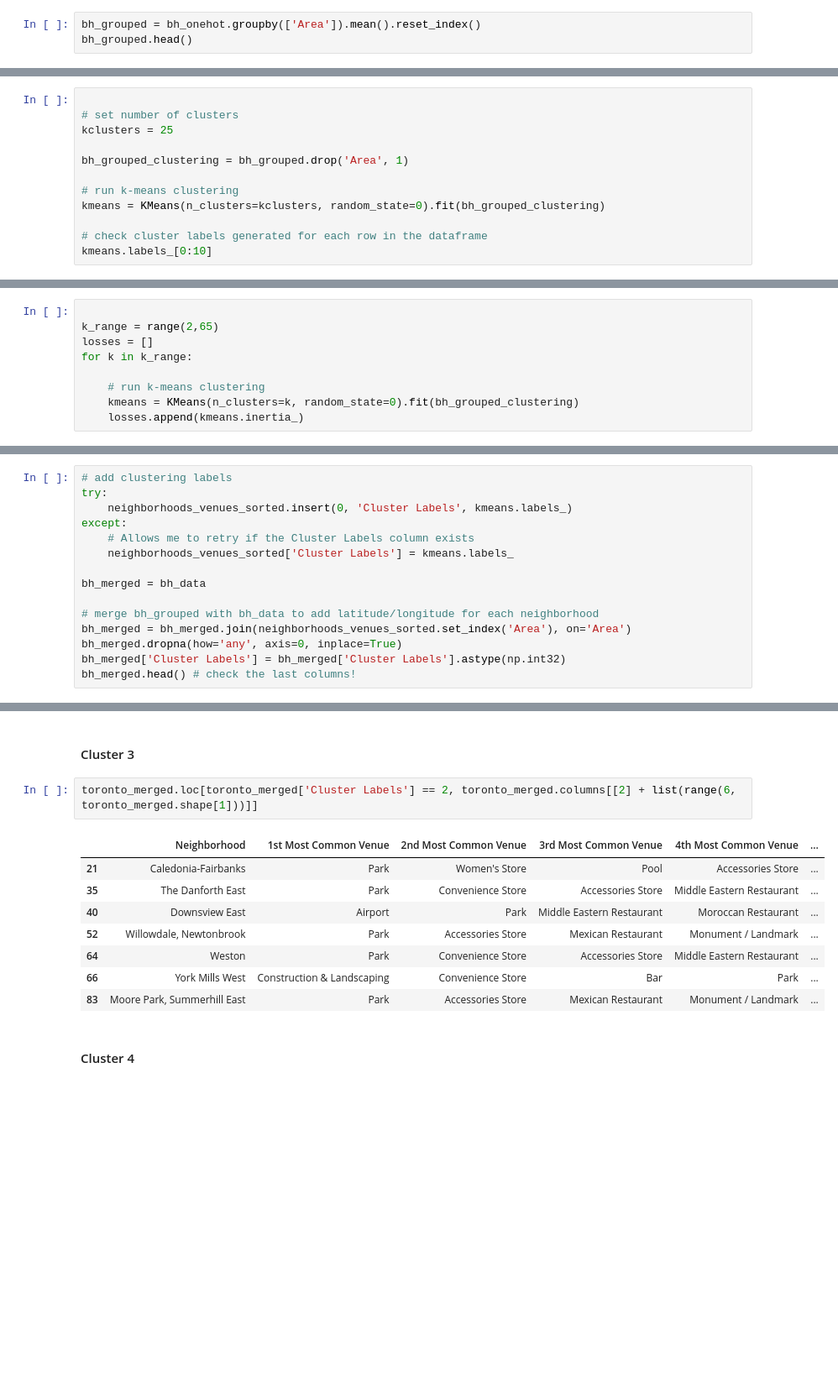
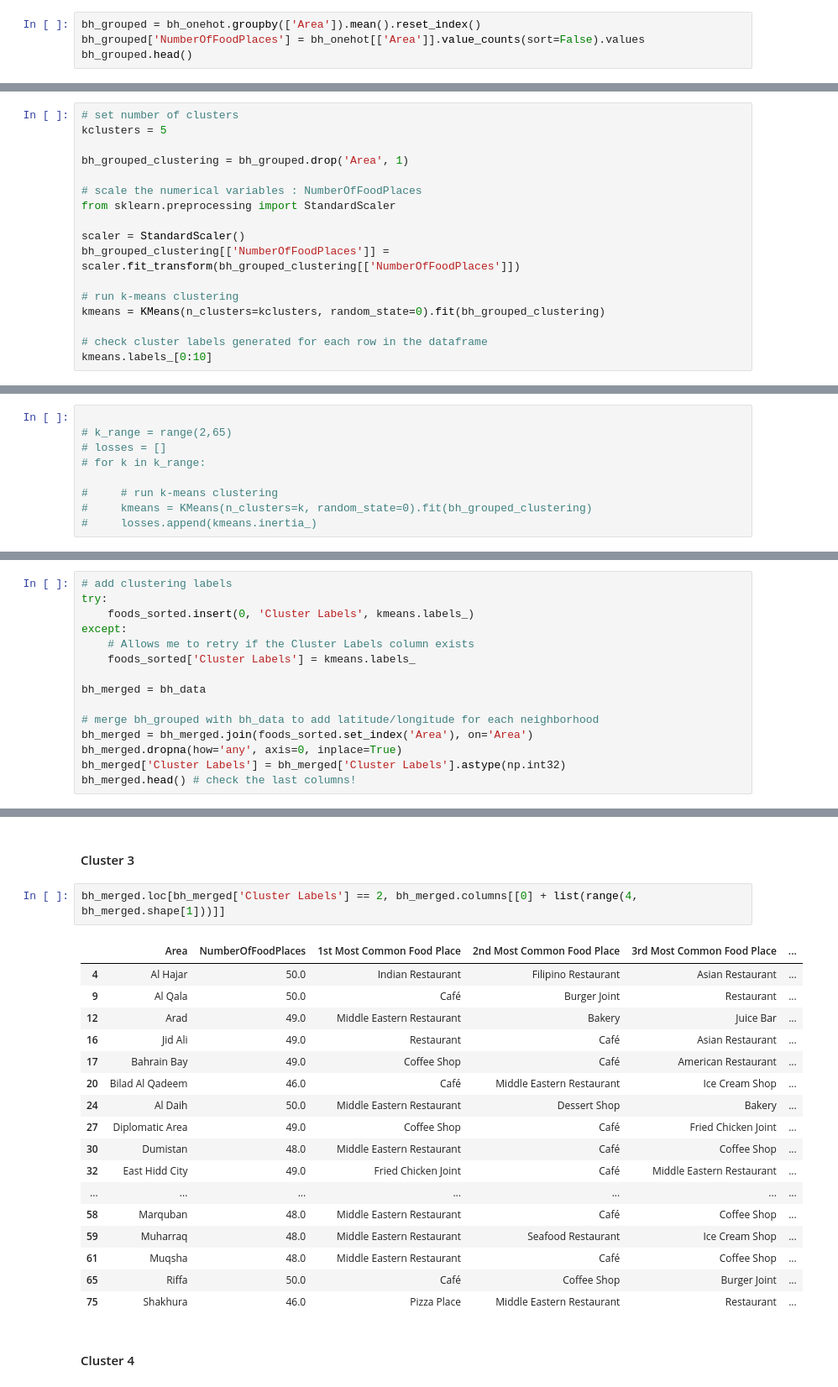
Before and after one commit to isados/neighborhood-clusters, a Jupyter notebook: BahrainSegmentation.ipynb, the cells around one changed output, grey strips where cells are left out. Shown: that part at 84% size. Saved outputs shown, nothing was run; the diff lists cells and outputs as text; blank space fills up the shorter version.

```diff
--- a/BahrainSegmentation.ipynb
+++ b/BahrainSegmentation.ipynb
@@ -395,4 +419,5 @@ bh_onehot.shape
 # %%
 bh_grouped = bh_onehot.groupby(['Area']).mean().reset_index()
+bh_grouped['NumberOfFoodPlaces'] = bh_onehot[['Area']].value_counts(sort=False).values
 bh_grouped.head()
 # %% [output]
@@ -452,9 +478,14 @@ Run _k_-means to cluster the neighborhood into 5 clusters.
 # %%
-
 # set number of clusters
-kclusters = 25
+kclusters = 5
 
 bh_grouped_clustering = bh_grouped.drop('Area', 1)
+
+# scale the numerical variables : NumberOfFoodPlaces
+from sklearn.preprocessing import StandardScaler
+
+scaler = StandardScaler()
+bh_grouped_clustering[['NumberOfFoodPlaces']] = scaler.fit_transform(bh_grouped_clustering[['NumberOfFoodPlaces']])
 
 # run k-means clustering
 kmeans = KMeans(n_clusters=kclusters, random_state=0).fit(bh_grouped_clustering)
@@ -471,11 +498,11 @@ kmeans.inertia_
 Picking the best value of `kclusters`
 # %%
 
-k_range = range(2,65)
-losses = []
-for k in k_range:
+# k_range = range(2,65)
+# losses = []
+# for k in k_range:
 
-    # run k-means clustering
-    kmeans = KMeans(n_clusters=k, random_state=0).fit(bh_grouped_clustering)
-    losses.append(kmeans.inertia_)
+#     # run k-means clustering
+#     kmeans = KMeans(n_clusters=k, random_state=0).fit(bh_grouped_clustering)
+#     losses.append(kmeans.inertia_)
 # %%
@@ -497,15 +524,15 @@ Let's create a new dataframe that includes the cluster as well as the top 10 ven
 # %%
 # add clustering labels
 try:
-    neighborhoods_venues_sorted.insert(0, 'Cluster Labels', kmeans.labels_)
+    foods_sorted.insert(0, 'Cluster Labels', kmeans.labels_)
 except:
     # Allows me to retry if the Cluster Labels column exists
-    neighborhoods_venues_sorted['Cluster Labels'] = kmeans.labels_
+    foods_sorted['Cluster Labels'] = kmeans.labels_
 
 bh_merged = bh_data
 
 # merge bh_grouped with bh_data to add latitude/longitude for each neighborhood
-bh_merged = bh_merged.join(neighborhoods_venues_sorted.set_index('Area'), on='Area')
+bh_merged = bh_merged.join(foods_sorted.set_index('Area'), on='Area')
 bh_merged.dropna(how='any', axis=0, inplace=True)
 bh_merged['Cluster Labels'] = bh_merged['Cluster Labels'].astype(np.int32)
 bh_merged.head() # check the last columns!
@@ -584,16 +615,25 @@ bh_merged.loc[bh_merged['Cluster Labels'] == 1, bh_merged.columns[[0] + list(ran
 # %% [markdown]
 #### Cluster 3
 # %%
-toronto_merged.loc[toronto_merged['Cluster Labels'] == 2, toronto_merged.columns[[2] + list(range(6, toronto_merged.shape[1]))]]
+bh_merged.loc[bh_merged['Cluster Labels'] == 2, bh_merged.columns[[0] + list(range(4, bh_merged.shape[1]))]]
 # %% [output]
-|  | Neighborhood | 1st Most Common Venue | 2nd Most Common Venue | 3rd Most Common Venue | 4th Most Common Venue | ... |
-| 21 | Caledonia-Fairbanks | Park | Women's Store | Pool | Accessories Store | ... |
-| 35 | The Danforth East | Park | Convenience Store | Accessories Store | Middle Eastern Restaurant | ... |
-| 40 | Downsview East | Airport | Park | Middle Eastern Restaurant | Moroccan Restaurant | ... |
-| 52 | Willowdale, Newtonbrook | Park | Accessories Store | Mexican Restaurant | Monument / Landmark | ... |
-| 64 | Weston | Park | Convenience Store | Accessories Store | Middle Eastern Restaurant | ... |
-| 66 | York Mills West | Construction & Landscaping | Convenience Store | Bar | Park | ... |
-| 83 | Moore Park, Summerhill East | Park | Accessories Store | Mexican Restaurant | Monument / Landmark | ... |
+|  | Area | NumberOfFoodPlaces | 1st Most Common Food Place | 2nd Most Common Food Place | 3rd Most Common Food Place | ... |
+| 4 | Al Hajar | 50.0 | Indian Restaurant | Filipino Restaurant | Asian Restaurant | ... |
+| 9 | Al Qala | 50.0 | Café | Burger Joint | Restaurant | ... |
+| 12 | Arad | 49.0 | Middle Eastern Restaurant | Bakery | Juice Bar | ... |
+| 16 | Jid Ali | 49.0 | Restaurant | Café | Asian Restaurant | ... |
+| 17 | Bahrain Bay | 49.0 | Coffee Shop | Café | American Restaurant | ... |
+| 20 | Bilad Al Qadeem | 46.0 | Café | Middle Eastern Restaurant | Ice Cream Shop | ... |
+| 24 | Al Daih | 50.0 | Middle Eastern Restaurant | Dessert Shop | Bakery | ... |
+| 27 | Diplomatic Area | 49.0 | Coffee Shop | Café | Fried Chicken Joint | ... |
+| 30 | Dumistan | 48.0 | Middle Eastern Restaurant | Café | Coffee Shop | ... |
+| 32 | East Hidd City | 49.0 | Fried Chicken Joint | Café | Middle Eastern Restaurant | ... |
+| ... | ... | ... | ... | ... | ... | ... |
+| 58 | Marquban | 48.0 | Middle Eastern Restaurant | Café | Coffee Shop | ... |
+| 59 | Muharraq | 48.0 | Middle Eastern Restaurant | Seafood Restaurant | Ice Cream Shop | ... |
+| 61 | Muqsha | 48.0 | Middle Eastern Restaurant | Café | Coffee Shop | ... |
+| 65 | Riffa | 50.0 | Café | Coffee Shop | Burger Joint | ... |
+| 75 | Shakhura | 46.0 | Pizza Place | Middle Eastern Restaurant | Restaurant | ... |
 # %% [markdown]
 #### Cluster 4
 # %%
```
Also changed, not shown: parts of 68 cells of this notebook, 1 other file.
